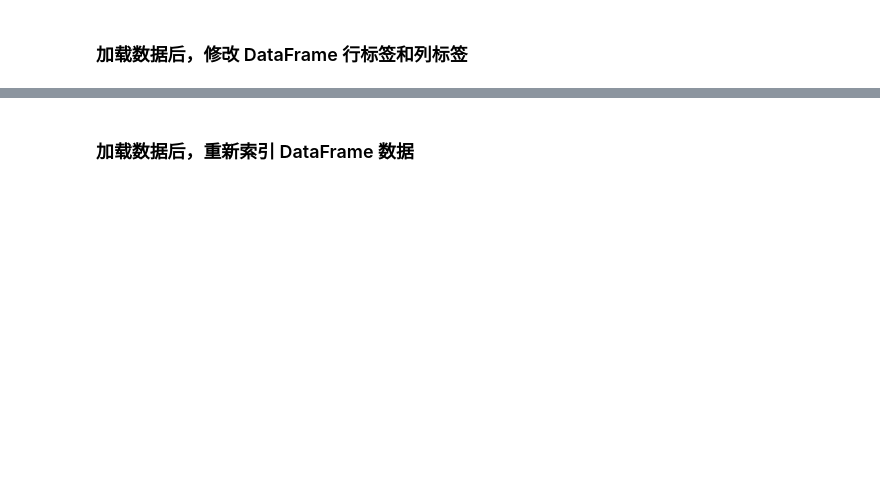
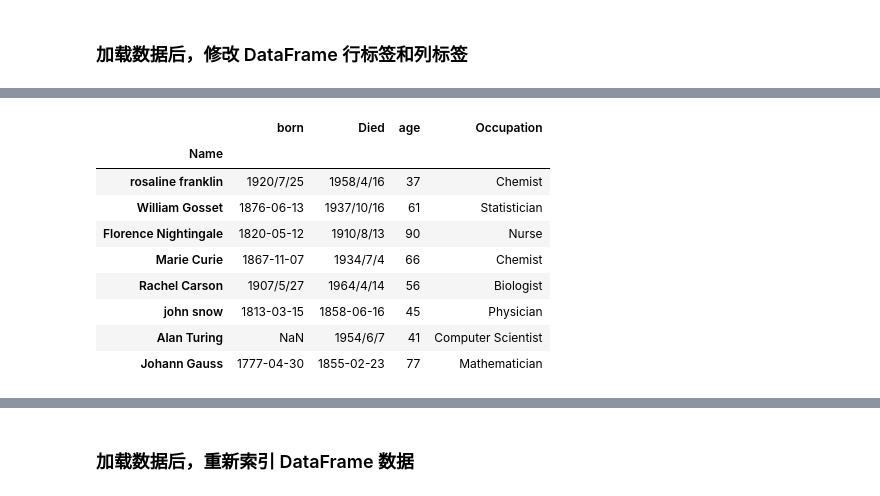
Before and after one commit to JohnChow96927/python-bigdata, a Jupyter notebook: Pandas/day1_220118/03-Series和DataFrame.ipynb, the cells around one changed output, grey strips where cells are left out. Drawn from its saved outputs; the diff is of its cells as text; code cells hidden in the pictures; blank space fills up the shorter version.

Commit message:
DataFrame的bool索引，行标签和列标签操作

```diff
--- a/Pandas/day1_220118/03-Series和DataFrame.ipynb
+++ b/Pandas/day1_220118/03-Series和DataFrame.ipynb
@@ -611,2 +657,5 @@ scientists_df.reset_index()
 # %% [markdown]
 ### 加载数据后，修改 DataFrame 行标签和列标签
+# %%
+scientists = pd.read_csv('./data/scientists.csv', index_col='Name')
+scientists
@@ -612,0 +673,16 @@ scientists_df.reset_index()
+# %%
+index_name = {'Rosaline Franklin': 'rosaline franklin', 'John Snow': 'john snow'}
+columns_name = {'Born': 'born', 'Age': 'age'}
+# 注意：rename 修改之后，返回的是一个新的 DataFrame
+scientists.rename(index=index_name, columns=columns_name)
+# %% [output]
+|  | born | Died | age | Occupation |
+| Name |  |  |  |  |
+| rosaline franklin | 1920/7/25 | 1958/4/16 | 37 | Chemist |
+| William Gosset | 1876-06-13 | 1937/10/16 | 61 | Statistician |
+| Florence Nightingale | 1820-05-12 | 1910/8/13 | 90 | Nurse |
+| Marie Curie | 1867-11-07 | 1934/7/4 | 66 | Chemist |
+| Rachel Carson | 1907/5/27 | 1964/4/14 | 56 | Biologist |
+| john snow | 1813-03-15 | 1858-06-16 | 45 | Physician |
+| Alan Turing | NaN | 1954/6/7 | 41 | Computer Scientist |
+| Johann Gauss | 1777-04-30 | 1855-02-23 | 77 | Mathematician |
```
Also changed, not shown: parts of 88 cells of this notebook, 10 other files.
